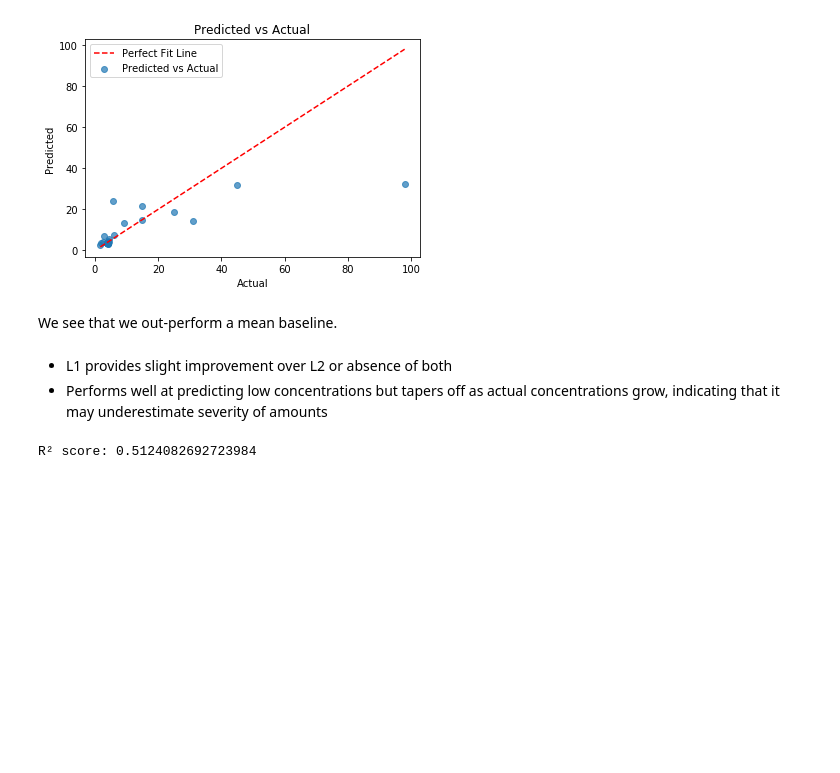
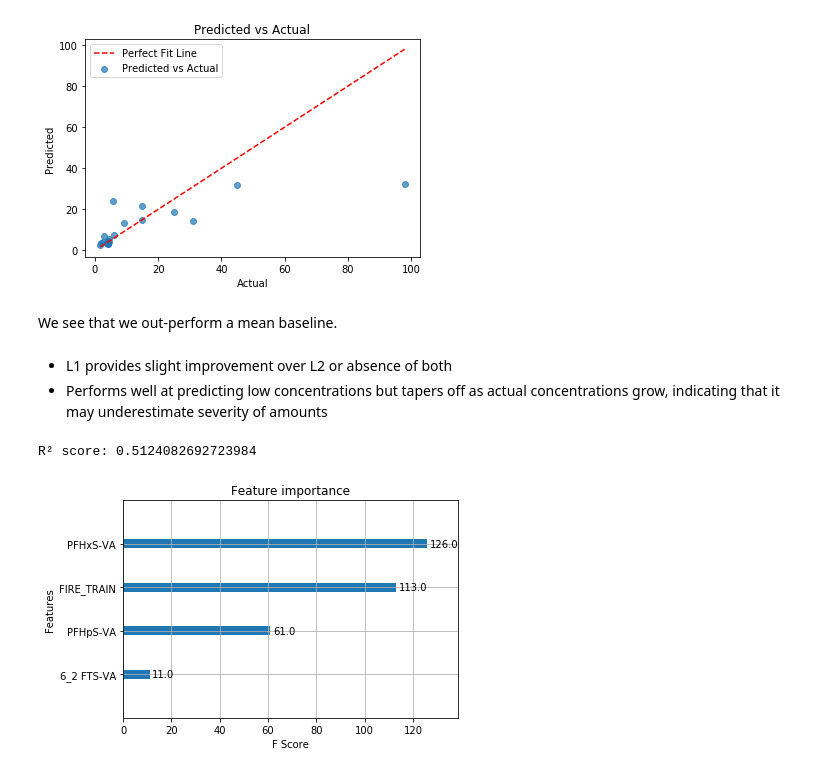
Before and after one commit to jenellemillison/theory_of_ml_for_pfas, a Jupyter notebook: am-boosted-trees.ipynb, the cells around one changed output. Saved outputs shown, nothing was run; the diff lists cells and outputs as text; code cells hidden in the pictures; blank space fills up the shorter version.

Commit message:
added exp 2 feature importance

```diff
--- a/am-boosted-trees.ipynb
+++ b/am-boosted-trees.ipynb
@@ -649,3 +649,12 @@ r2 = r2_score(y_test, y_pred)
 print("R² score:", r2)
 # %% [output]
 R² score: 0.5124082692723984
+# %%
+# Assign the feature names to the Booster object after training
+best_model.get_booster().feature_names =selected_features
+
+# Plot feature importance with proper labels
+xgb.plot_importance(best_model, importance_type="weight", xlabel="F Score")
+plt.show()
+# %% [output]
+[figure, added]
```
